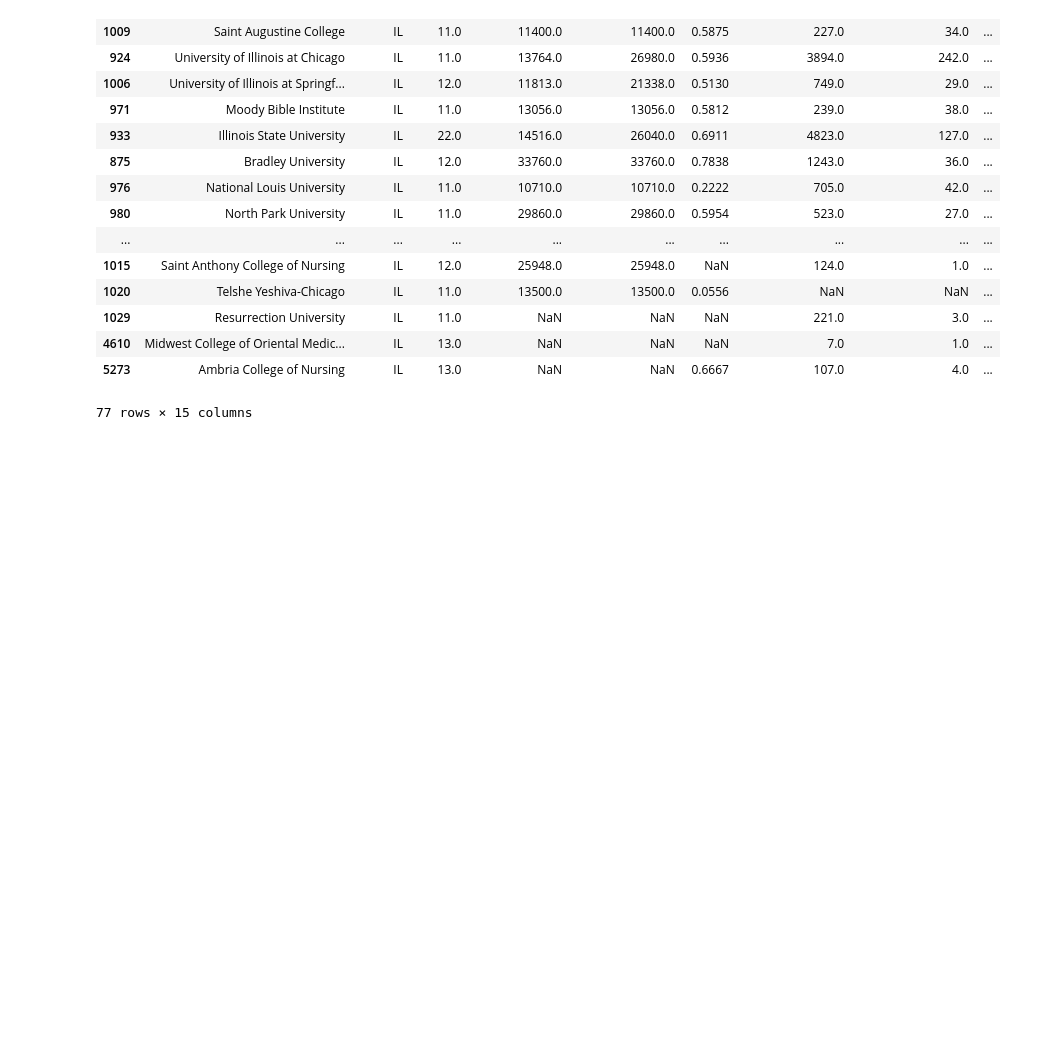
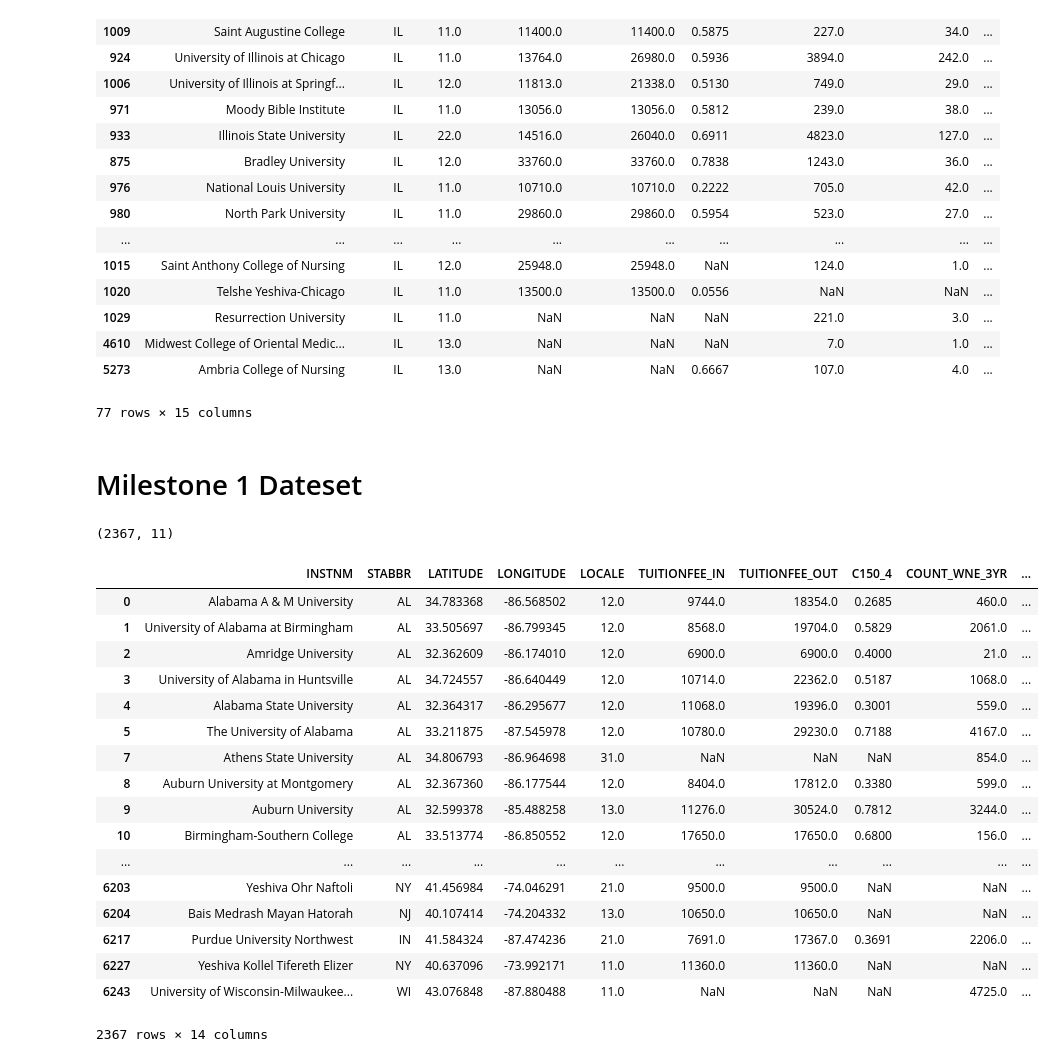
Before and after one commit to voduwa/Final-Project, a Jupyter notebook: tyler.ipynb, the cells around one changed output. Saved outputs shown, nothing was run; the diff lists cells and outputs as text; code cells hidden in the pictures; blank space fills up the shorter version.

```diff
--- a/tyler.ipynb
+++ b/tyler.ipynb
@@ -578,3 +578,42 @@ sample_run.sort_values(by='Grand_Rank')
 
 # Close the Pandas Excel writer and output the Excel file.
 #writer.save()
+# %% [markdown]
+# Milestone 1 Dateset
+# %%
+df = pd.read_csv('data/most-recent-cohorts-all-data-elements.csv',sep=',',low_memory=False)
+four_year = df.copy()
+
+four_year = four_year[four_year['CURROPER']==1]
+four_year = four_year[four_year['CCUGPROF']>4]
+
+ms_1_columns = ['INSTNM','STABBR','LATITUDE', 'LONGITUDE','LOCALE','TUITIONFEE_IN', 'TUITIONFEE_OUT','C150_4','COUNT_WNE_3YR','COUNT_NWNE_3YR']
+ms_1_df=four_year[ms_1_columns].copy()
+ms_1_df['EMPLOYMENT RATE']=ms_1_df['COUNT_WNE_3YR']/(ms_1_df['COUNT_NWNE_3YR']+ms_1_df['COUNT_WNE_3YR'])
+ms_1_df
+# %% [output]
+(2367, 11)
+# %%
+ms_1_df['Rank_Tuition']=ms_1_df['TUITIONFEE_IN'].rank(method='dense', pct=True)
+ms_1_df['Rank_Grad_Rate']=ms_1_df['C150_4'].rank(ascending=False, method='dense', pct=True)
+ms_1_df['Rank_Employment_Rate']=ms_1_df['EMPLOYMENT RATE'].rank(ascending=False, method='dense', pct=True)
+ms_1_df
+# %% [output]
+|  | INSTNM | STABBR | LATITUDE | LONGITUDE | LOCALE | TUITIONFEE_IN | TUITIONFEE_OUT | C150_4 | COUNT_WNE_3YR | ... |
+| 0 | Alabama A & M University | AL | 34.783368 | -86.568502 | 12.0 | 9744.0 | 18354.0 | 0.2685 | 460.0 | ... |
+| 1 | University of Alabama at Birmingham | AL | 33.505697 | -86.799345 | 12.0 | 8568.0 | 19704.0 | 0.5829 | 2061.0 | ... |
+| 2 | Amridge University | AL | 32.362609 | -86.174010 | 12.0 | 6900.0 | 6900.0 | 0.4000 | 21.0 | ... |
+| 3 | University of Alabama in Huntsville | AL | 34.724557 | -86.640449 | 12.0 | 10714.0 | 22362.0 | 0.5187 | 1068.0 | ... |
+| 4 | Alabama State University | AL | 32.364317 | -86.295677 | 12.0 | 11068.0 | 19396.0 | 0.3001 | 559.0 | ... |
+| 5 | The University of Alabama | AL | 33.211875 | -87.545978 | 12.0 | 10780.0 | 29230.0 | 0.7188 | 4167.0 | ... |
+| 7 | Athens State University | AL | 34.806793 | -86.964698 | 31.0 | NaN | NaN | NaN | 854.0 | ... |
+| 8 | Auburn University at Montgomery | AL | 32.367360 | -86.177544 | 12.0 | 8404.0 | 17812.0 | 0.3380 | 599.0 | ... |
+| 9 | Auburn University | AL | 32.599378 | -85.488258 | 13.0 | 11276.0 | 30524.0 | 0.7812 | 3244.0 | ... |
+| 10 | Birmingham-Southern College | AL | 33.513774 | -86.850552 | 12.0 | 17650.0 | 17650.0 | 0.6800 | 156.0 | ... |
+| ... | ... | ... | ... | ... | ... | ... | ... | ... | ... | ... |
+| 6203 | Yeshiva Ohr Naftoli | NY | 41.456984 | -74.046291 | 21.0 | 9500.0 | 9500.0 | NaN | NaN | ... |
+| 6204 | Bais Medrash Mayan Hatorah | NJ | 40.107414 | -74.204332 | 13.0 | 10650.0 | 10650.0 | NaN | NaN | ... |
+| 6217 | Purdue University Northwest | IN | 41.584324 | -87.474236 | 21.0 | 7691.0 | 17367.0 | 0.3691 | 2206.0 | ... |
+| 6227 | Yeshiva Kollel Tifereth Elizer | NY | 40.637096 | -73.992171 | 11.0 | 11360.0 | 11360.0 | NaN | NaN | ... |
+| 6243 | University of Wisconsin-Milwaukee... | WI | 43.076848 | -87.880488 | 11.0 | NaN | NaN | NaN | 4725.0 | ... |
+2367 rows × 14 columns
```
Also changed, not shown: parts of 6 cells of this notebook.
